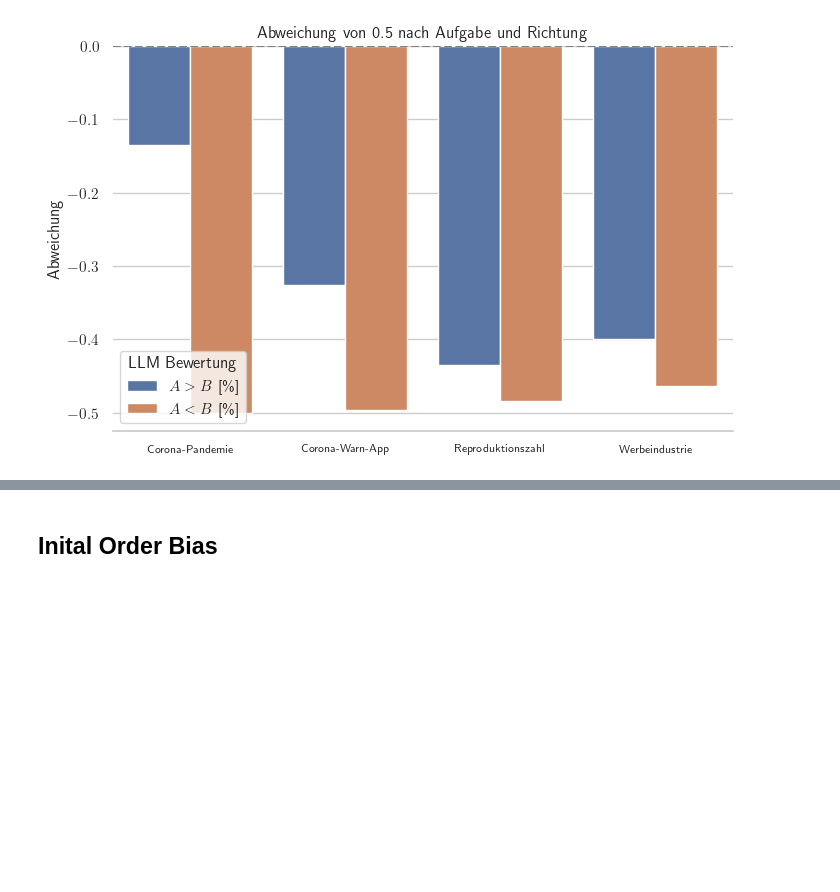
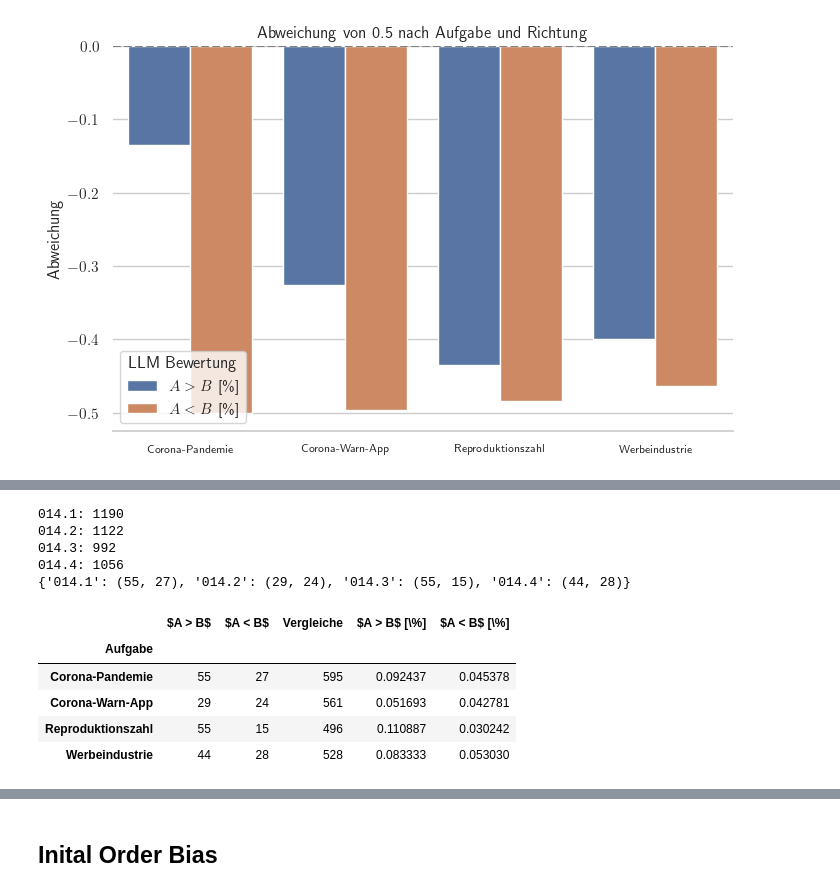
Before and after one commit to cortex359/matse-aachen.seminararbeit, a Jupyter notebook: log_analysis.ipynb, the cells around one changed output, grey strips where cells are left out. Cells and saved outputs as stored; diff of their text form; code cells hidden in the pictures; blank space fills up the shorter version.

```diff
--- a/log_analysis.ipynb
+++ b/log_analysis.ipynb
@@ -521,0 +586,22 @@ plt.show()
+# %%
+pos_bias: dict = {}
+for k, v in comparisons.items():
+    print(f'{k}: {len(v)}')
+    pos_bias[k] = (0, 0)
+    for i in range(0, len(v), 2):
+        if v[i][5] != v[i + 1][5]:
+            continue
+        else:
+            if v[i][5] == '>':
+                pos_bias[k] = (pos_bias[k][0] + 1, pos_bias[k][1])
+            elif v[i][5] == '<':
+                pos_bias[k] = (pos_bias[k][0], pos_bias[k][1] + 1)
+            else:
+                print("Hää?")
+print(pos_bias)
+# %% [output]
+014.1: 1190
+014.2: 1122
+014.3: 992
+014.4: 1056
+{'014.1': (55, 27), '014.2': (29, 24), '014.3': (55, 15), '014.4': (44, 28)}
@@ -521,0 +618,9 @@ plt.show()
+# %%
+exp14_deepseek.set_index('Aufgabe')
+# %% [output]
+|  | $A > B$ | $A < B$ | Vergleiche | $A > B$ [\%] | $A < B$ [\%] |
+| Aufgabe |  |  |  |  |  |
+| Corona-Pandemie | 55 | 27 | 595 | 0.092437 | 0.045378 |
+| Corona-Warn-App | 29 | 24 | 561 | 0.051693 | 0.042781 |
+| Reproduktionszahl | 55 | 15 | 496 | 0.110887 | 0.030242 |
+| Werbeindustrie | 44 | 28 | 528 | 0.083333 | 0.053030 |
```
Also changed, not shown: parts of 20 cells of this notebook, 7 other files.
